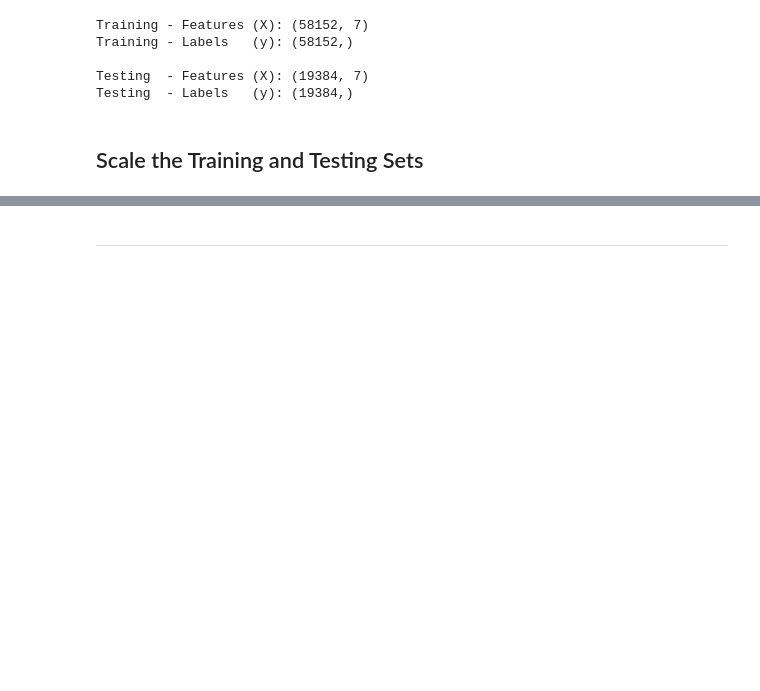
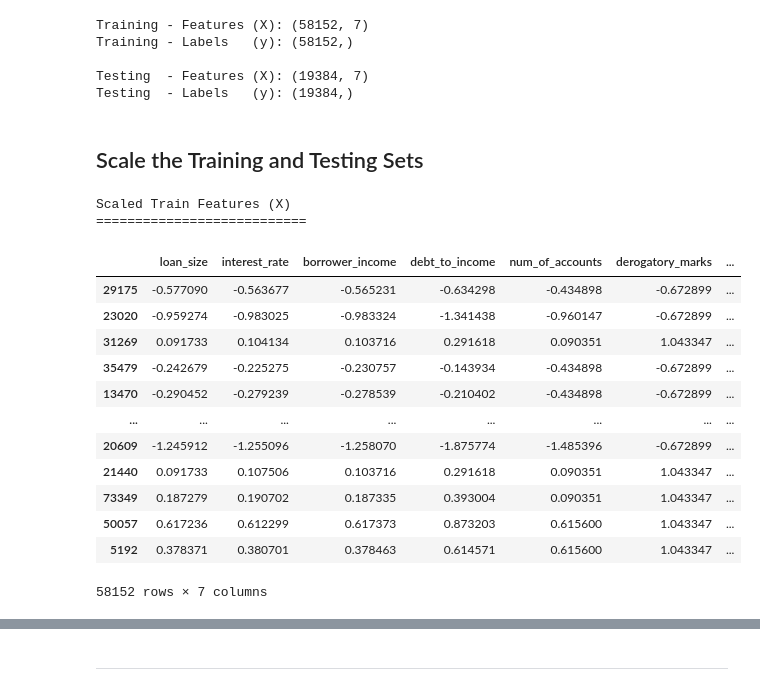
Before and after one commit to MarkOlsonMN/credit-risk-classification, a Jupyter notebook: Credit_Risk/credit_risk_classification.ipynb, the cells around one changed output, grey strips where cells are left out. Saved outputs shown, nothing was run; the diff lists cells and outputs as text; code cells hidden in the pictures; blank space fills up the shorter version.

```diff
--- a/Credit_Risk/credit_risk_classification.ipynb
+++ b/Credit_Risk/credit_risk_classification.ipynb
@@ -182,3 +182,24 @@ X_test_scaled = scaler.transform(X_test)
 # Convert the scaled arrays back into DataFrames with the original column names and indices
 X_train_scaled_df = pd.DataFrame(X_train_scaled, columns=X_train.columns, index=X_train.index)
 X_test_scaled_df  = pd.DataFrame(X_test_scaled,  columns=X_test.columns,  index=X_test.index)
+# %%
+# Review the X variable DataFrame
+print("Scaled Train Features (X)\n===========================\n")
+
+X_train_scaled_df
+# %% [output]
+Scaled Train Features (X)
+===========================
+|  | loan_size | interest_rate | borrower_income | debt_to_income | num_of_accounts | derogatory_marks | ... |
+| 29175 | -0.577090 | -0.563677 | -0.565231 | -0.634298 | -0.434898 | -0.672899 | ... |
+| 23020 | -0.959274 | -0.983025 | -0.983324 | -1.341438 | -0.960147 | -0.672899 | ... |
+| 31269 | 0.091733 | 0.104134 | 0.103716 | 0.291618 | 0.090351 | 1.043347 | ... |
+| 35479 | -0.242679 | -0.225275 | -0.230757 | -0.143934 | -0.434898 | -0.672899 | ... |
+| 13470 | -0.290452 | -0.279239 | -0.278539 | -0.210402 | -0.434898 | -0.672899 | ... |
+| ... | ... | ... | ... | ... | ... | ... | ... |
+| 20609 | -1.245912 | -1.255096 | -1.258070 | -1.875774 | -1.485396 | -0.672899 | ... |
+| 21440 | 0.091733 | 0.107506 | 0.103716 | 0.291618 | 0.090351 | 1.043347 | ... |
+| 73349 | 0.187279 | 0.190702 | 0.187335 | 0.393004 | 0.090351 | 1.043347 | ... |
+| 50057 | 0.617236 | 0.612299 | 0.617373 | 0.873203 | 0.615600 | 1.043347 | ... |
+| 5192 | 0.378371 | 0.380701 | 0.378463 | 0.614571 | 0.615600 | 1.043347 | ... |
+58152 rows × 7 columns
```
Also changed, not shown: parts of 1 cell of this notebook, 1 other file.
